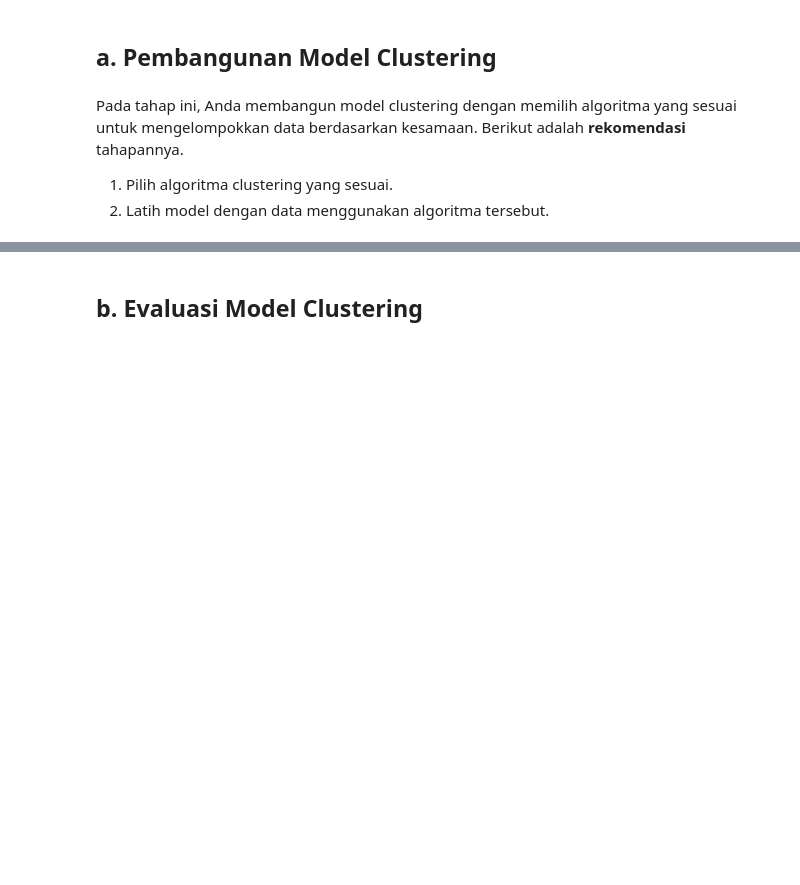
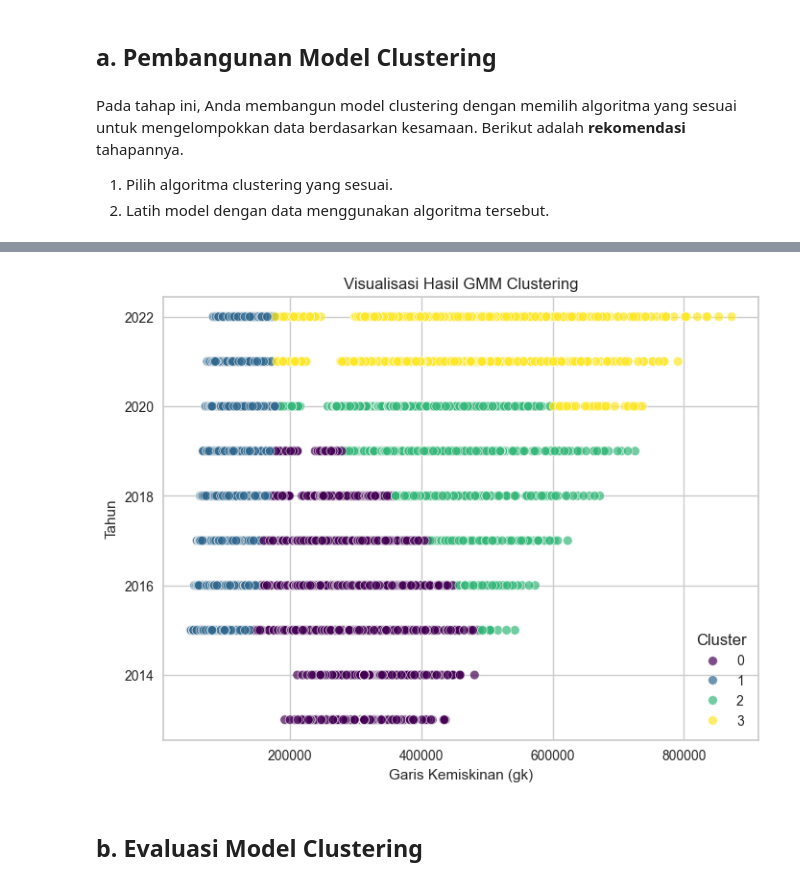
Before and after one commit to MuhDila/Submission_Belajar_Machine_Learning_untuk_Pemula, a Jupyter notebook: [Clustering]_Submission_Akhir_BMLP_Muhammad Dila.ipynb, the cells around one changed output, grey strips where cells are left out. Cells and saved outputs as stored; diff of their text form; code cells hidden in the pictures; blank space fills up the shorter version.

```diff
--- a/[Clustering]_Submission_Akhir_BMLP_Muhammad Dila.ipynb
+++ b/[Clustering]_Submission_Akhir_BMLP_Muhammad Dila.ipynb
@@ -515,3 +582,22 @@ Pada tahap ini, Anda membangun model clustering dengan memilih algoritma yang se
+# %%
+X = df[['gk', 'tahun']].values
+
+# Inisialisasi GMM
+gmm = GaussianMixture(n_components=4, random_state=42)
+
+# Melatih model dengan GMM
+df['cluster_gmm'] = gmm.fit_predict(X)
+
+# Visualisasi hasil GMM
+plt.figure(figsize=(8,6))
+sns.scatterplot(x=X[:, 0], y=X[:, 1], hue=df['cluster_gmm'], palette='viridis', alpha=0.7)
+plt.title("Visualisasi Hasil GMM Clustering")
+plt.xlabel("Garis Kemiskinan (gk)")
+plt.ylabel("Tahun")
+plt.legend(title="Cluster")
+plt.show()
+# %% [output]
+[figure, added]
 # %% [markdown]
 ## **b. Evaluasi Model Clustering**
 # %% [markdown]
```
Also changed, not shown: parts of 14 cells of this notebook.
